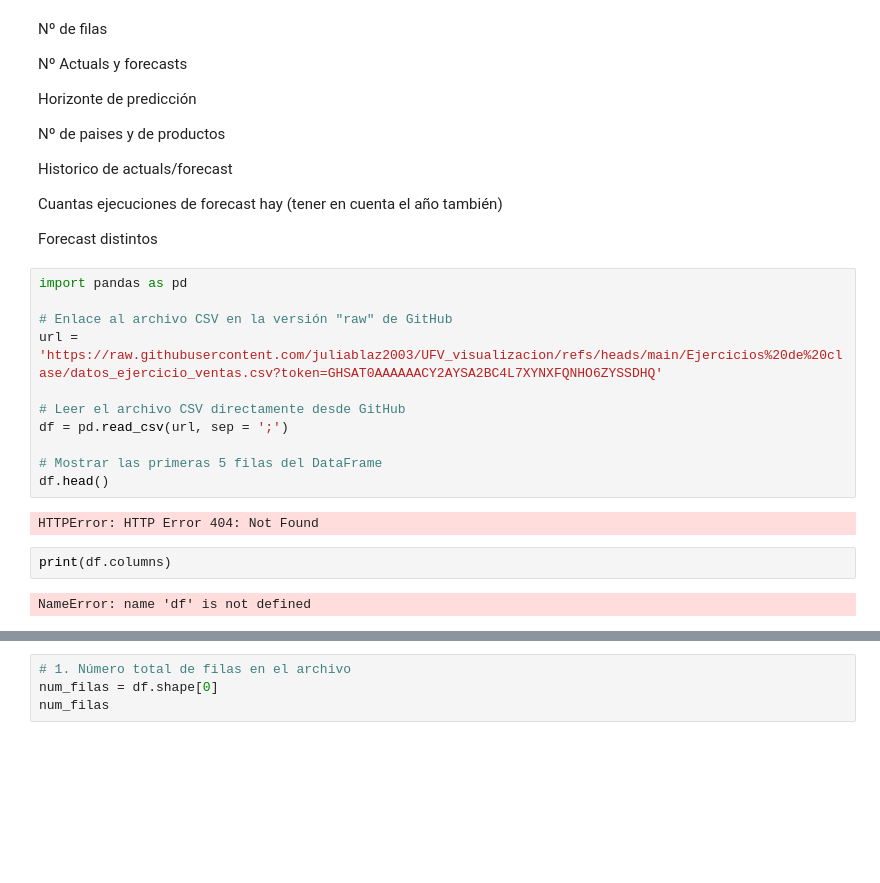
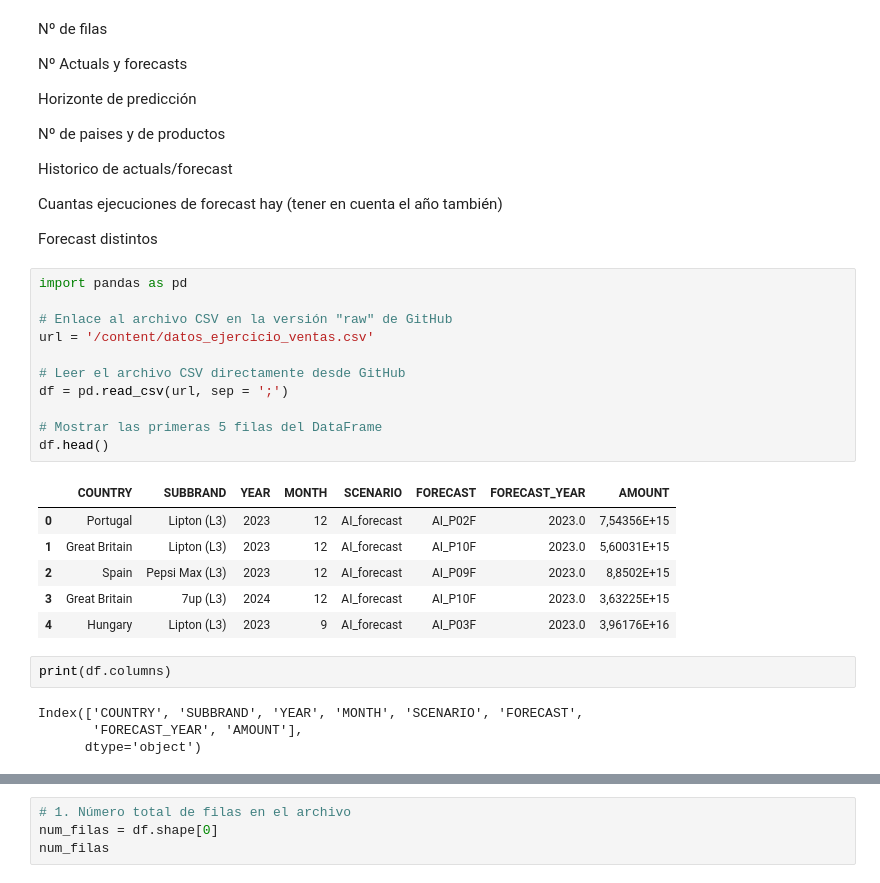
Before and after one commit to juliablaz2003/UFV_visualizacion, a Jupyter notebook: Ejercicios de clase/clase2_18oct.ipynb, the cells around one changed output, grey strips where cells are left out. Cells and saved outputs as stored; diff of their text form; blank space fills up the shorter version.

```diff
--- a/Ejercicios de clase/clase2_18oct.ipynb
+++ b/Ejercicios de clase/clase2_18oct.ipynb
@@ -17,20 +17,27 @@ Forecast distintos
 # %%
 import pandas as pd
 
 # Enlace al archivo CSV en la versión "raw" de GitHub
-url = 'https://raw.githubusercontent.com/juliablaz2003/UFV_visualizacion/refs/heads/main/Ejercicios%20de%20clase/datos_ejercicio_ventas.csv?token=GHSAT0AAAAAACY2AYSA2BC4L7XYNXFQNHO6ZYSSDHQ'
+url = '/content/datos_ejercicio_ventas.csv'
 
 # Leer el archivo CSV directamente desde GitHub
 df = pd.read_csv(url, sep = ';')
 
 # Mostrar las primeras 5 filas del DataFrame
 df.head()
 # %% [output]
-HTTPError: HTTP Error 404: Not Found
+|  | COUNTRY | SUBBRAND | YEAR | MONTH | SCENARIO | FORECAST | FORECAST_YEAR | AMOUNT |
+| 0 | Portugal | Lipton (L3) | 2023 | 12 | AI_forecast | AI_P02F | 2023.0 | 7,54356E+15 |
+| 1 | Great Britain | Lipton (L3) | 2023 | 12 | AI_forecast | AI_P10F | 2023.0 | 5,60031E+15 |
+| 2 | Spain | Pepsi Max (L3) | 2023 | 12 | AI_forecast | AI_P09F | 2023.0 | 8,8502E+15 |
+| 3 | Great Britain | 7up (L3) | 2024 | 12 | AI_forecast | AI_P10F | 2023.0 | 3,63225E+15 |
+| 4 | Hungary | Lipton (L3) | 2023 | 9 | AI_forecast | AI_P03F | 2023.0 | 3,96176E+16 |
 # %%
 print(df.columns)
 # %% [output]
-NameError: name 'df' is not defined
+Index(['COUNTRY', 'SUBBRAND', 'YEAR', 'MONTH', 'SCENARIO', 'FORECAST',
+       'FORECAST_YEAR', 'AMOUNT'],
+      dtype='object')
 # %%
 print(df.dtypes)
 # %% [output]
```
Also changed, not shown: parts of 3 cells of this notebook.
